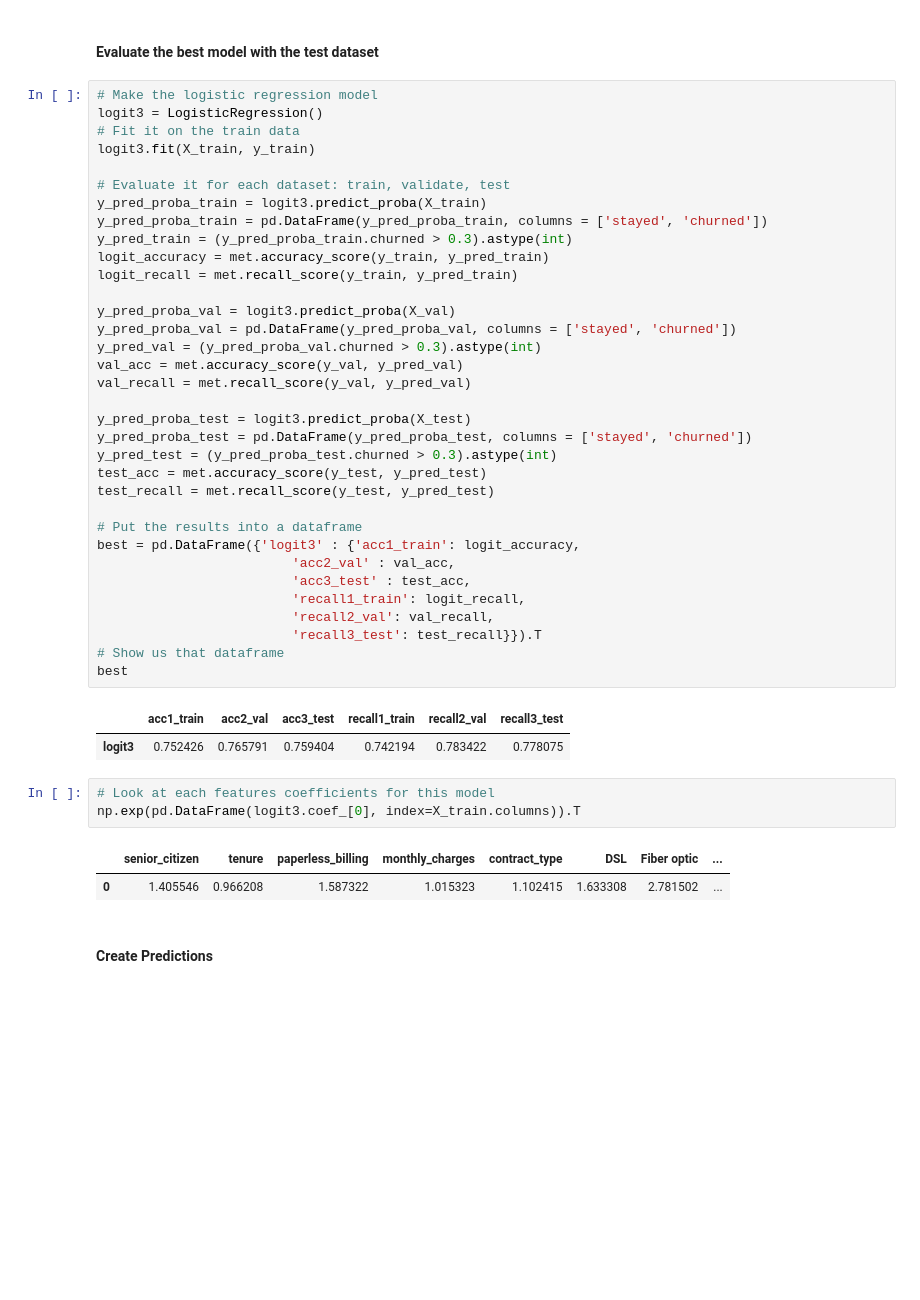
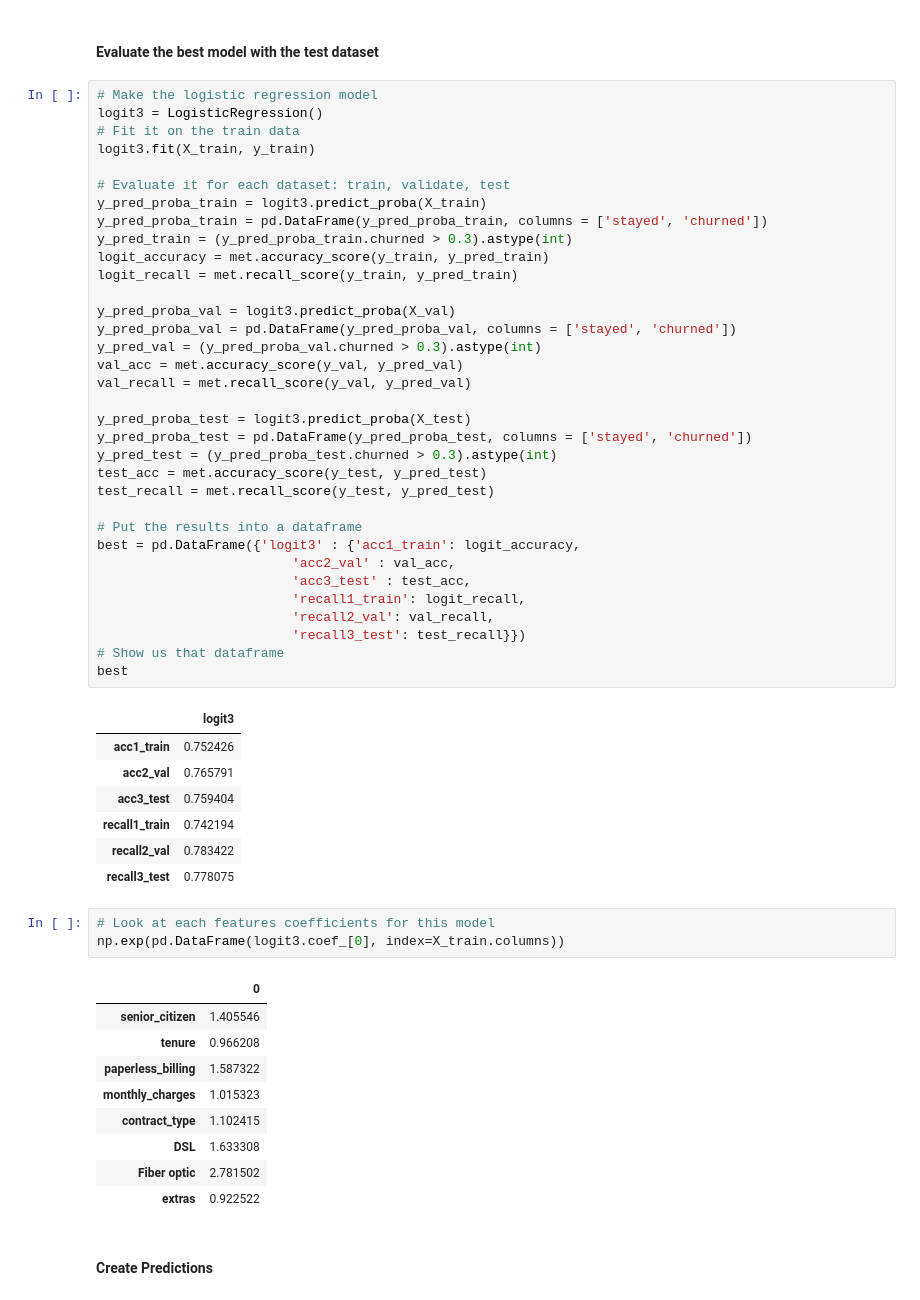
Before and after one commit to morgancross2/classification_project_telco, a Jupyter notebook: final_report.ipynb, the cells around one changed output. Saved outputs shown, nothing was run; the diff lists cells and outputs as text; blank space fills up the shorter version.

```diff
--- a/final_report.ipynb
+++ b/final_report.ipynb
@@ -626,18 +638,30 @@ best = pd.DataFrame({'logit3' : {'acc1_train': logit_accuracy,
                          'acc3_test' : test_acc,
                          'recall1_train': logit_recall,
                          'recall2_val': val_recall,
-                         'recall3_test': test_recall}}).T
+                         'recall3_test': test_recall}})
 # Show us that dataframe
 best
 # %% [output]
-|  | acc1_train | acc2_val | acc3_test | recall1_train | recall2_val | recall3_test |
-| logit3 | 0.752426 | 0.765791 | 0.759404 | 0.742194 | 0.783422 | 0.778075 |
+|  | logit3 |
+| acc1_train | 0.752426 |
+| acc2_val | 0.765791 |
+| acc3_test | 0.759404 |
+| recall1_train | 0.742194 |
+| recall2_val | 0.783422 |
+| recall3_test | 0.778075 |
 # %%
 # Look at each features coefficients for this model
-np.exp(pd.DataFrame(logit3.coef_[0], index=X_train.columns)).T
+np.exp(pd.DataFrame(logit3.coef_[0], index=X_train.columns))
 # %% [output]
-|  | senior_citizen | tenure | paperless_billing | monthly_charges | contract_type | DSL | Fiber optic | ... |
-| 0 | 1.405546 | 0.966208 | 1.587322 | 1.015323 | 1.102415 | 1.633308 | 2.781502 | ... |
+|  | 0 |
+| senior_citizen | 1.405546 |
+| tenure | 0.966208 |
+| paperless_billing | 1.587322 |
+| monthly_charges | 1.015323 |
+| contract_type | 1.102415 |
+| DSL | 1.633308 |
+| Fiber optic | 2.781502 |
+| extras | 0.922522 |
 # %% [markdown]
 #### Create Predictions
 # %% [markdown]
```
Also changed, not shown: parts of 7 cells of this notebook.
